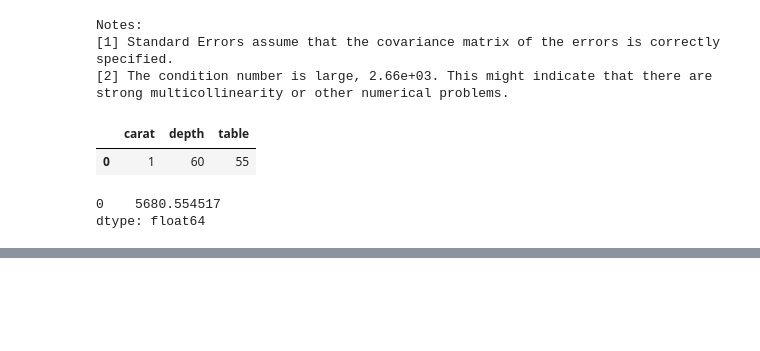
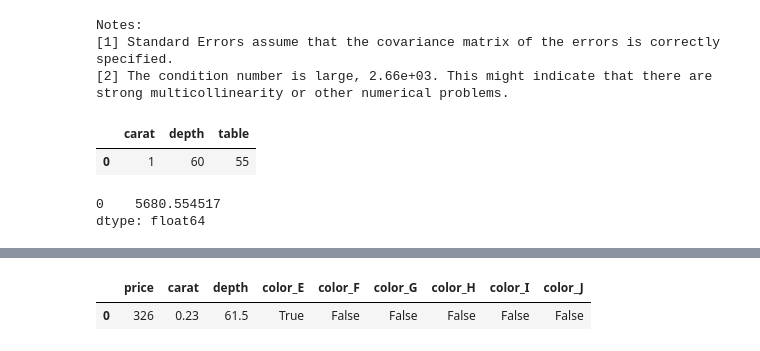
Before and after one commit to alwaysbemyday1/ds, a Jupyter notebook: ds_lev2/14_MultipleLinearRegression.ipynb, the cells around one changed output, grey strips where cells are left out. Drawn from its saved outputs; the diff is of its cells as text; code cells hidden in the pictures; blank space fills up the shorter version.

```diff
--- a/ds_lev2/14_MultipleLinearRegression.ipynb
+++ b/ds_lev2/14_MultipleLinearRegression.ipynb
@@ -223,0 +285,6 @@ dtype: float64
+# %%
+df_test = df_dum.iloc[[0], ]
+df_test
+# %% [output]
+|  | price | carat | depth | color_E | color_F | color_G | color_H | color_I | color_J |
+| 0 | 326 | 0.23 | 61.5 | True | False | False | False | False | False |
```
Also changed, not shown: parts of 6 cells of this notebook.
